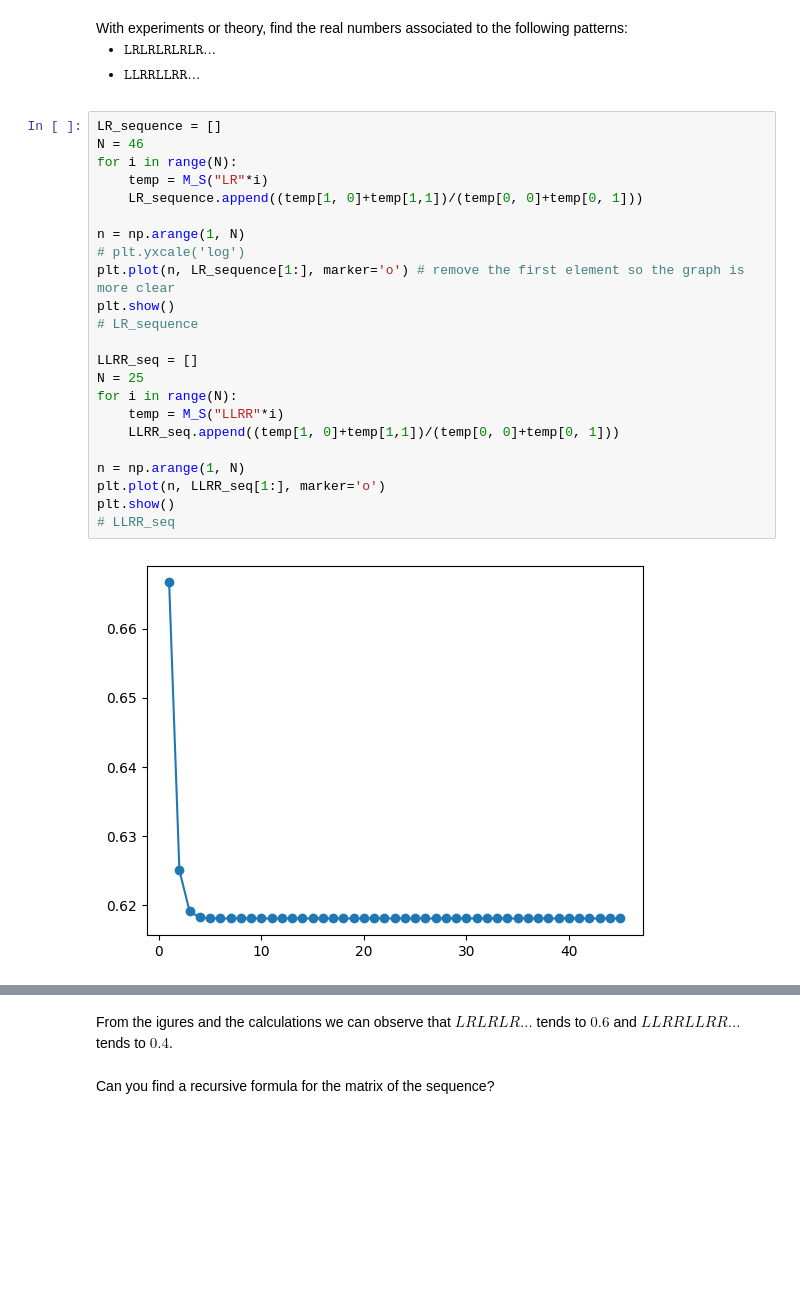
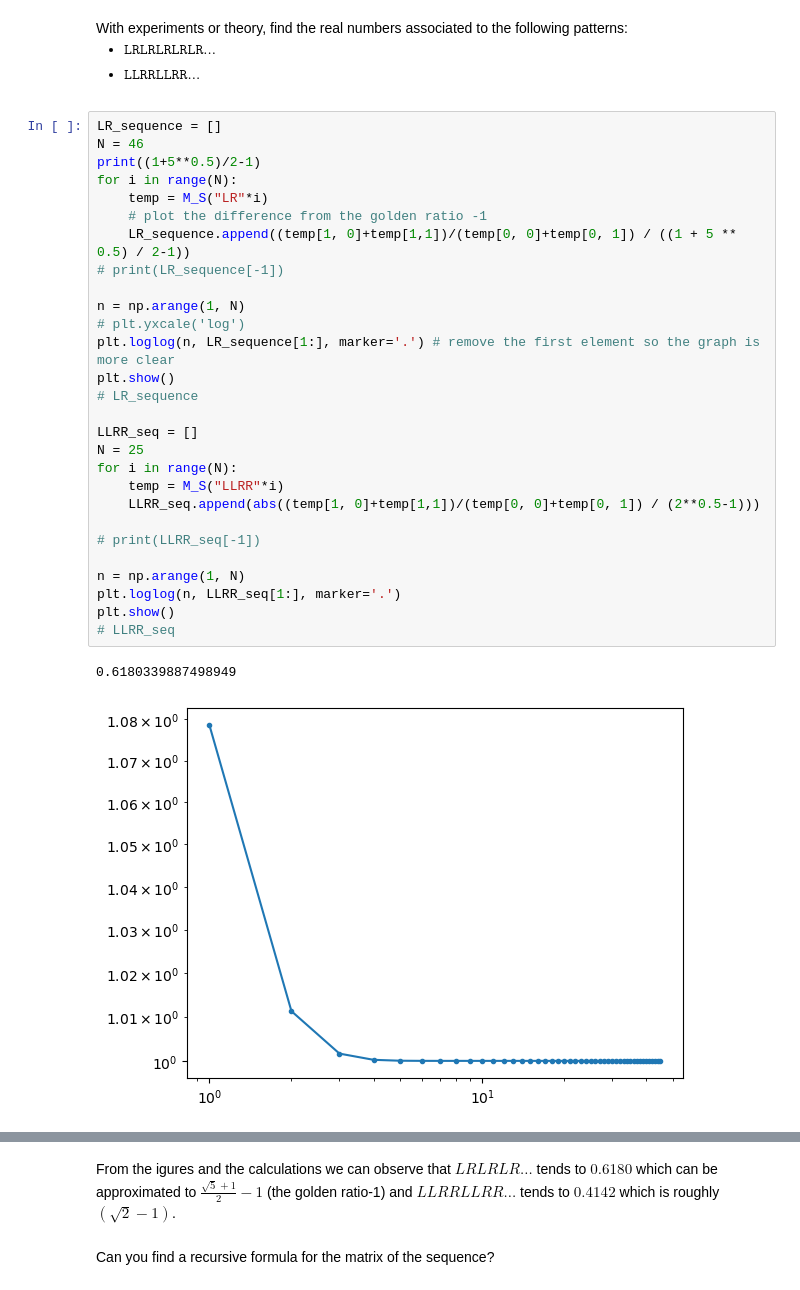
Before and after one commit to UserCDP/MAA205_project, a Jupyter notebook: Project_SternBrocot.ipynb, the cells around one changed output, grey strips where cells are left out. Cells and saved outputs as stored; diff of their text form; blank space fills up the shorter version.

```diff
--- a/Project_SternBrocot.ipynb
+++ b/Project_SternBrocot.ipynb
@@ -215,25 +215,31 @@ print(M_S("LRR"))
 # %%
 LR_sequence = []
 N = 46
+print((1+5**0.5)/2-1)
 for i in range(N):
     temp = M_S("LR"*i)
-    LR_sequence.append((temp[1, 0]+temp[1,1])/(temp[0, 0]+temp[0, 1]))
+    # plot the difference from the golden ratio -1
+    LR_sequence.append((temp[1, 0]+temp[1,1])/(temp[0, 0]+temp[0, 1]) / ((1 + 5 ** 0.5) / 2-1))
+# print(LR_sequence[-1])
 
 n = np.arange(1, N)
 # plt.yxcale('log')
-plt.plot(n, LR_sequence[1:], marker='o') # remove the first element so the graph is more clear
+plt.loglog(n, LR_sequence[1:], marker='.') # remove the first element so the graph is more clear
 plt.show()
 # LR_sequence
 
 LLRR_seq = []
 N = 25
 for i in range(N):
     temp = M_S("LLRR"*i)
-    LLRR_seq.append((temp[1, 0]+temp[1,1])/(temp[0, 0]+temp[0, 1]))
+    LLRR_seq.append(abs((temp[1, 0]+temp[1,1])/(temp[0, 0]+temp[0, 1]) / (2**0.5-1)))
+
+# print(LLRR_seq[-1])
 
 n = np.arange(1, N)
-plt.plot(n, LLRR_seq[1:], marker='o')
+plt.loglog(n, LLRR_seq[1:], marker='.')
 plt.show()
 # LLRR_seq
 # %% [output]
+0.6180339887498949
-[figure, old version]
+[figure, new version]
@@ -241,6 +247,6 @@ plt.show()
 # %% [markdown]
 <div markdown=1 class="Answers">
-From the igures and the calculations we can observe that $LRLRLR...$ tends to $0.6$ and $LLRRLLRR...$ tends to $0.4$.
+From the igures and the calculations we can observe that $LRLRLR...$ tends to $0.6180$ which can be approximated to $\frac{\sqrt{5}+1}{2}-1$ (the golden ratio-1) and $LLRRLLRR...$ tends to $0.4142$ which is roughly $(\sqrt{2}-1)$.
 # %% [markdown]
 <div markdown=1 class="Prop">
 Can you find a recursive formula for the matrix of the sequence?
```
Also changed, not shown: parts of 10 cells of this notebook.
